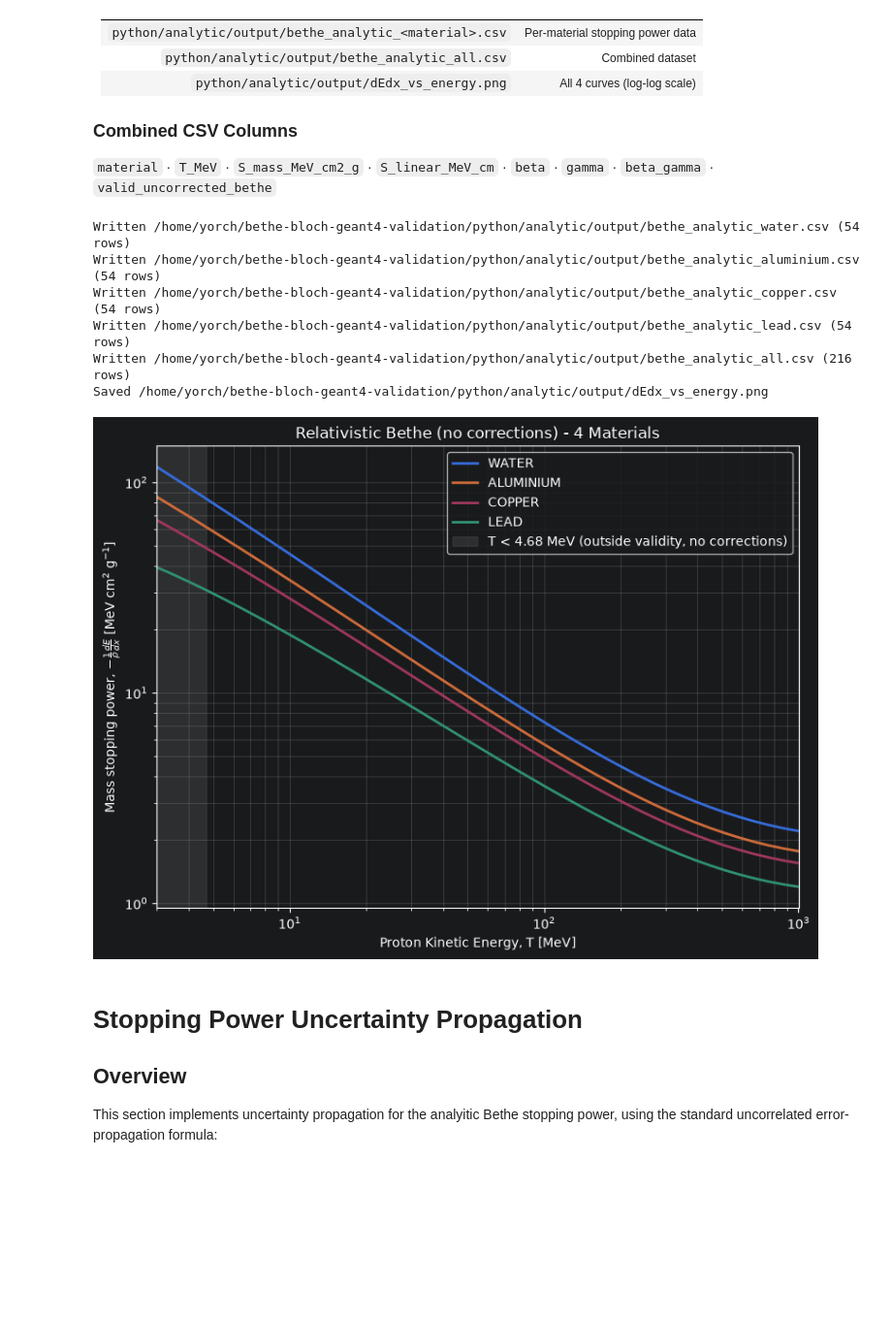
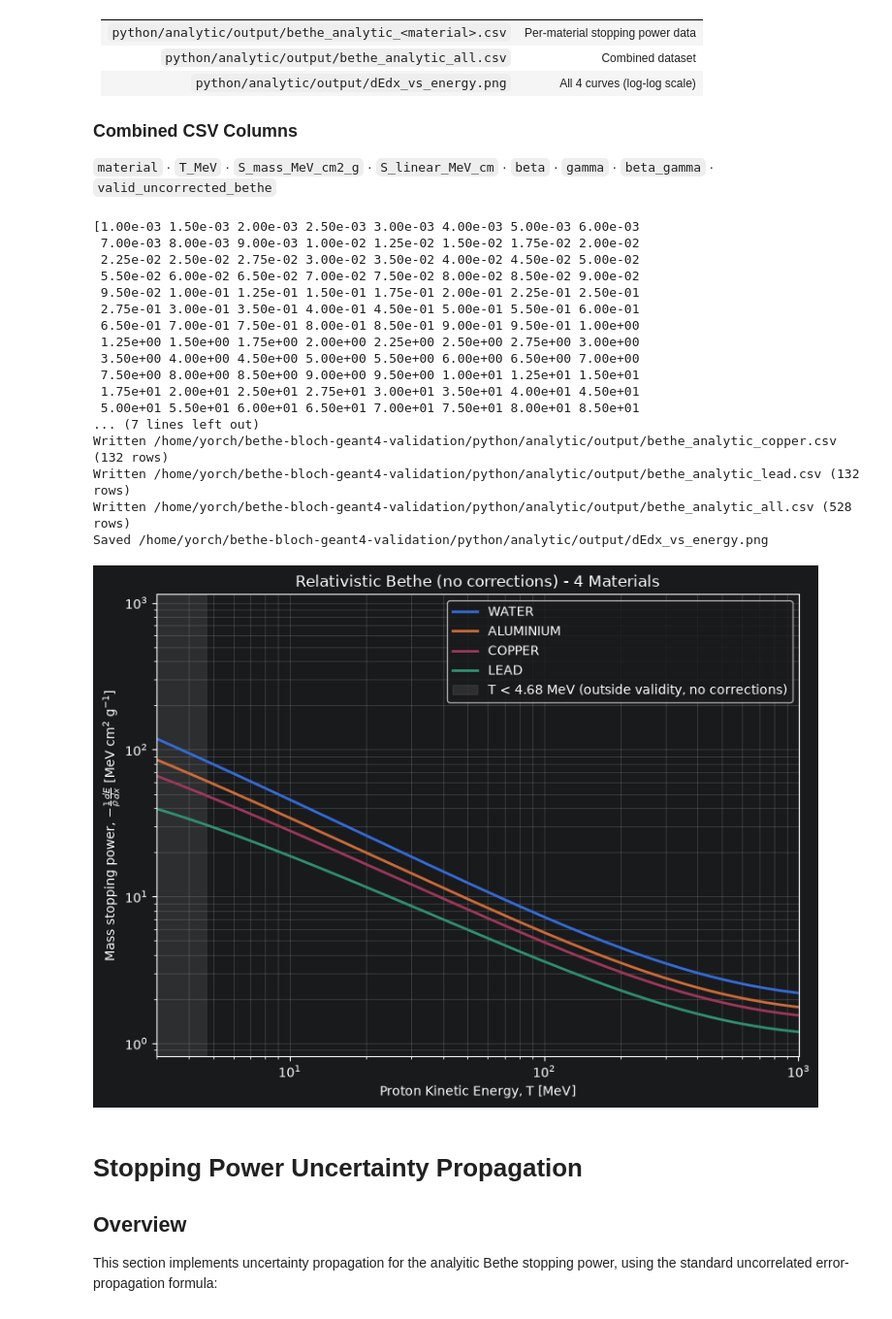
Before and after one commit to TheJorgeMC/bethe-bloch-geant4-validation, a Jupyter notebook: python/analytic/analytic_solution.ipynb, the cells around one changed output. Shown at 97% size. Cells and saved outputs as stored; diff of their text form; code cells hidden in the pictures; blank space fills up the shorter version.

Commit message:
Refactor energy grid in analytic notebook to use NIST PSTAR dataset. Added `energy_grid.csv` for external reference, updated input reading logic, and extended data-driven output generation.

```diff
--- a/python/analytic/analytic_solution.ipynb
+++ b/python/analytic/analytic_solution.ipynb
@@ -471,13 +471,15 @@ OUTPUT_DIR = os.path.join(os.getcwd(), "output")
 
 def build_energy_grid():
     """
-    Energy grid: 44 log-spaced points in the clinical range of 3–300 MeV,
-    with an extended margin up to 1000 MeV with 10 additional points for
-    visualization purposes only.
+    Energy grid: preferred-number array, same as NIST PSTAR data
+    (taken from ../../nist_data/energy_grid.csv).
     """
-    clinical = np.logspace(np.log10(3.0), np.log10(300.0), 44)
-    extension = np.logspace(np.log10(300.0), np.log10(1000.0), 10)
-    return np.concatenate([clinical, extension])
+    pstar_data_file = "../../nist_data/energy_grid.csv"
+    df = pd.read_csv(pstar_data_file, sep=",", header=0)
+
+    primera_columna_ndarray = df.iloc[:, 0].to_numpy()
+    print(primera_columna_ndarray)
+    return primera_columna_ndarray
 
 def generate_all():
     os.makedirs(OUTPUT_DIR, exist_ok=True)
@@ -516,39 +518,50 @@ def generate_all():
 def plot_curves(combined: pd.DataFrame):
     fig, ax = plt.subplots(figsize=(8, 6))
 
     for key, mat in MATERIALS.items():
         sub = combined[combined["material"] == mat.name]
         ax.plot(sub["T_MeV"], sub["S_mass_MeV_cm2_g"], label=mat.name, linewidth=2)
 
     #   Shade the region under the validity threshold (beta*gamma < 0.1)
     ax.axvspan(0, 4.68, color="grey", alpha=0.2,
                label="T < 4.68 MeV (outside validity, no corrections)")
     ax.set_xscale("log")
     ax.set_yscale("log")
     ax.set_xlabel("Proton Kinetic Energy, T [MeV]")
     ax.set_ylabel(r"Mass stopping power, $-\frac{1}{\rho}\frac{dE}{dx}$ [MeV cm$^2$ g$^{-1}$]")
     ax.set_title("Relativistic Bethe (no corrections) - 4 Materials")
     ax.set_xlim(3, 1000)
     ax.legend()
     ax.grid(True, which="both", alpha=0.3)
 
     fig.tight_layout()
     out_path = os.path.join(OUTPUT_DIR, "dEdx_vs_energy.png")
     fig.savefig(out_path, dpi=300)
     print(f"Saved {out_path}")
     #plt.close(fig)
 
 if __name__ == "__main__":
     combined = generate_all()
     plot_curves(combined)
 # %% [output]
-Written /home/yorch/bethe-bloch-geant4-validation/python/analytic/output/bethe_analytic_water.csv (54 rows)
-Written /home/yorch/bethe-bloch-geant4-validation/python/analytic/output/bethe_analytic_aluminium.csv (54 rows)
-Written /home/yorch/bethe-bloch-geant4-validation/python/analytic/output/bethe_analytic_copper.csv (54 rows)
-Written /home/yorch/bethe-bloch-geant4-validation/python/analytic/output/bethe_analytic_lead.csv (54 rows)
-Written /home/yorch/bethe-bloch-geant4-validation/python/analytic/output/bethe_analytic_all.csv (216 rows)
+[1.00e-03 1.50e-03 2.00e-03 2.50e-03 3.00e-03 4.00e-03 5.00e-03 6.00e-03
+ 7.00e-03 8.00e-03 9.00e-03 1.00e-02 1.25e-02 1.50e-02 1.75e-02 2.00e-02
+ 2.25e-02 2.50e-02 2.75e-02 3.00e-02 3.50e-02 4.00e-02 4.50e-02 5.00e-02
+ 5.50e-02 6.00e-02 6.50e-02 7.00e-02 7.50e-02 8.00e-02 8.50e-02 9.00e-02
+ 9.50e-02 1.00e-01 1.25e-01 1.50e-01 1.75e-01 2.00e-01 2.25e-01 2.50e-01
+ 2.75e-01 3.00e-01 3.50e-01 4.00e-01 4.50e-01 5.00e-01 5.50e-01 6.00e-01
+ 6.50e-01 7.00e-01 7.50e-01 8.00e-01 8.50e-01 9.00e-01 9.50e-01 1.00e+00
+ 1.25e+00 1.50e+00 1.75e+00 2.00e+00 2.25e+00 2.50e+00 2.75e+00 3.00e+00
+ 3.50e+00 4.00e+00 4.50e+00 5.00e+00 5.50e+00 6.00e+00 6.50e+00 7.00e+00
+ 7.50e+00 8.00e+00 8.50e+00 9.00e+00 9.50e+00 1.00e+01 1.25e+01 1.50e+01
+ 1.75e+01 2.00e+01 2.50e+01 2.75e+01 3.00e+01 3.50e+01 4.00e+01 4.50e+01
+ 5.00e+01 5.50e+01 6.00e+01 6.50e+01 7.00e+01 7.50e+01 8.00e+01 8.50e+01
+... (7 lines left out)
+Written /home/yorch/bethe-bloch-geant4-validation/python/analytic/output/bethe_analytic_copper.csv (132 rows)
+Written /home/yorch/bethe-bloch-geant4-validation/python/analytic/output/bethe_analytic_lead.csv (132 rows)
+Written /home/yorch/bethe-bloch-geant4-validation/python/analytic/output/bethe_analytic_all.csv (528 rows)
 Saved /home/yorch/bethe-bloch-geant4-validation/python/analytic/output/dEdx_vs_energy.png
-[figure, old version]
+[figure, new version]
 # %% [markdown]
 # Stopping Power Uncertainty Propagation
 
```
Also changed, not shown: parts of 1 cell of this notebook, 2 other files.
